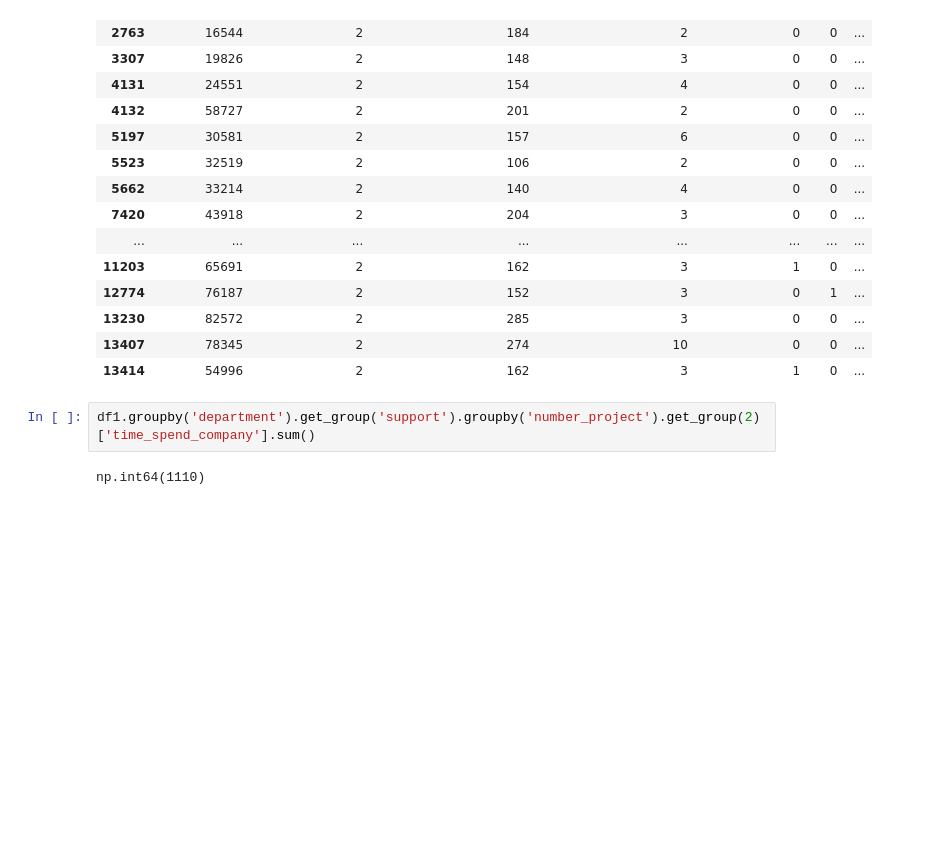
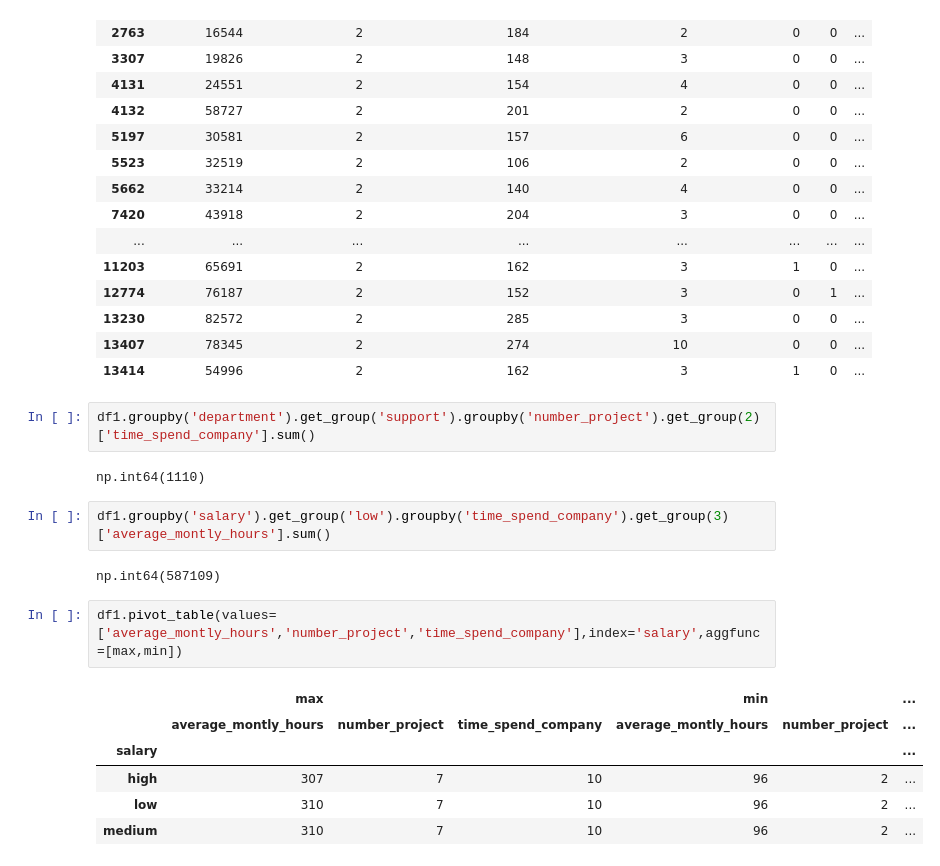
Before and after one commit to dpkasahu/numpy, a Jupyter notebook: hr_data.ipynb, the cells around one changed output. Drawn from its saved outputs; the diff is of its cells as text; blank space fills up the shorter version.

```diff
--- a/hr_data.ipynb
+++ b/hr_data.ipynb
@@ -46,3 +46,16 @@ df1.groupby('salary').get_group('high').groupby('department').get_group('sales')
 df1.groupby('department').get_group('support').groupby('number_project').get_group(2)['time_spend_company'].sum()
 # %% [output]
 np.int64(1110)
+# %%
+df1.groupby('salary').get_group('low').groupby('time_spend_company').get_group(3)['average_montly_hours'].sum()
+# %% [output]
+np.int64(587109)
+# %%
+df1.pivot_table(values=['average_montly_hours','number_project','time_spend_company'],index='salary',aggfunc=[max,min])
+# %% [output]
+|  | max |  |  | min |  | ... |
+|  | average_montly_hours | number_project | time_spend_company | average_montly_hours | number_project | ... |
+| salary |  |  |  |  |  | ... |
+| high | 307 | 7 | 10 | 96 | 2 | ... |
+| low | 310 | 7 | 10 | 96 | 2 | ... |
+| medium | 310 | 7 | 10 | 96 | 2 | ... |
```
